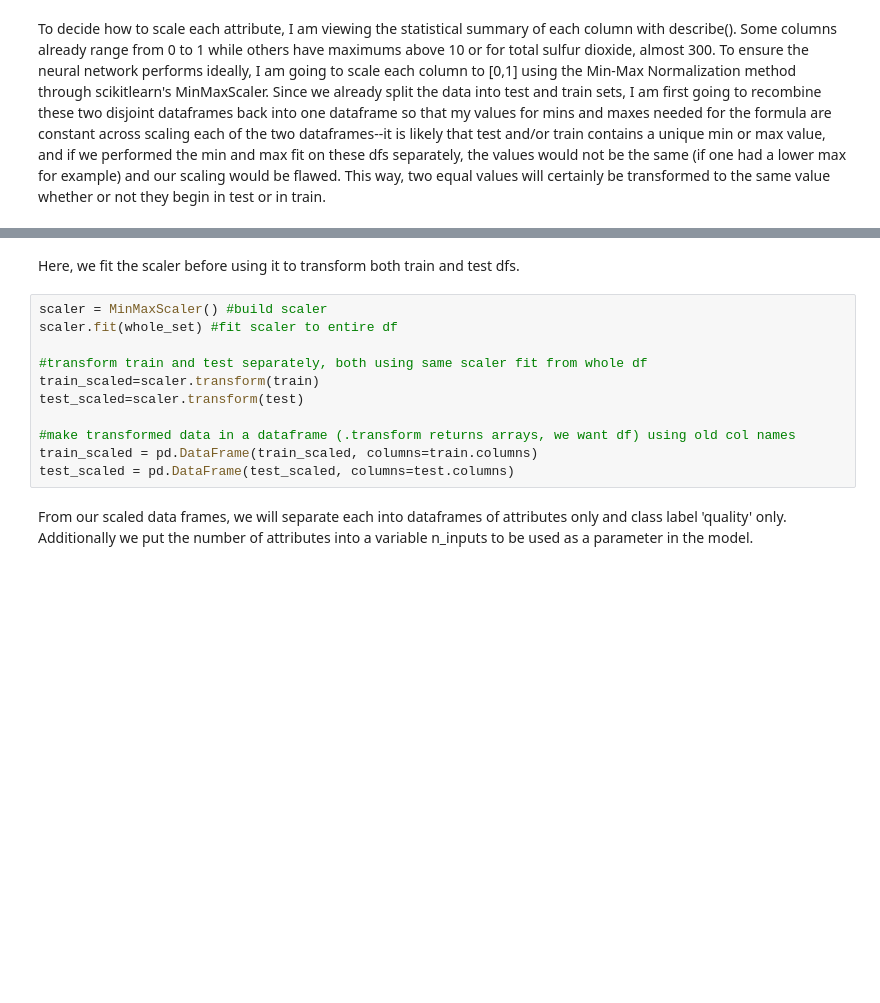
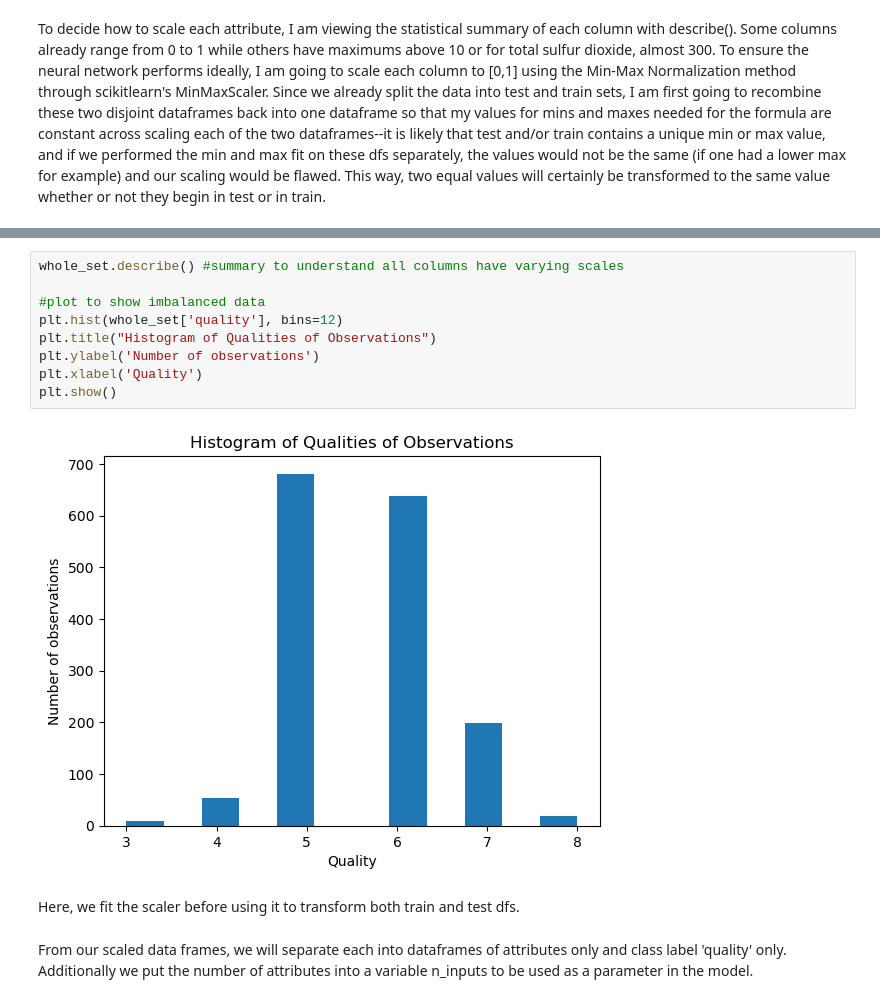
Before and after one commit to ck115/Wine-classifiaction, a Jupyter notebook: NeuralNetworkScaledipynb.ipynb, the cells around one changed output, grey strips where cells are left out. Cells and saved outputs as stored; diff of their text form; blank space fills up the shorter version.

Commit message:
Updated scaled and raw NN ipynbs

```diff
--- a/NeuralNetworkScaledipynb.ipynb
+++ b/NeuralNetworkScaledipynb.ipynb
@@ -50,16 +74,16 @@ train.describe() #summary to understand all columns have varying scales
+# %%
+whole_set.describe() #summary to understand all columns have varying scales
+
+#plot to show imbalanced data
+plt.hist(whole_set['quality'], bins=12)
+plt.title("Histogram of Qualities of Observations")
+plt.ylabel('Number of observations')
+plt.xlabel('Quality')
+plt.show()
+# %% [output]
+[figure, added]
 # %% [markdown]
 Here, we fit the scaler before using it to transform both train and test dfs.
-# %%
-scaler = MinMaxScaler() #build scaler
-scaler.fit(whole_set) #fit scaler to entire df
-
-#transform train and test separately, both using same scaler fit from whole df
-train_scaled=scaler.transform(train)
-test_scaled=scaler.transform(test)
-
-#make transformed data in a dataframe (.transform returns arrays, we want df) using old col names
-train_scaled = pd.DataFrame(train_scaled, columns=train.columns)
-test_scaled = pd.DataFrame(test_scaled, columns=test.columns)
 # %% [markdown]
 From our scaled data frames, we will separate each into dataframes of attributes only and class label 'quality' only. Additionally we put the number of attributes into a variable n_inputs to be used as a parameter in the model.
 # %%
```
Also changed, not shown: parts of 9 cells of this notebook, 1 other file.
